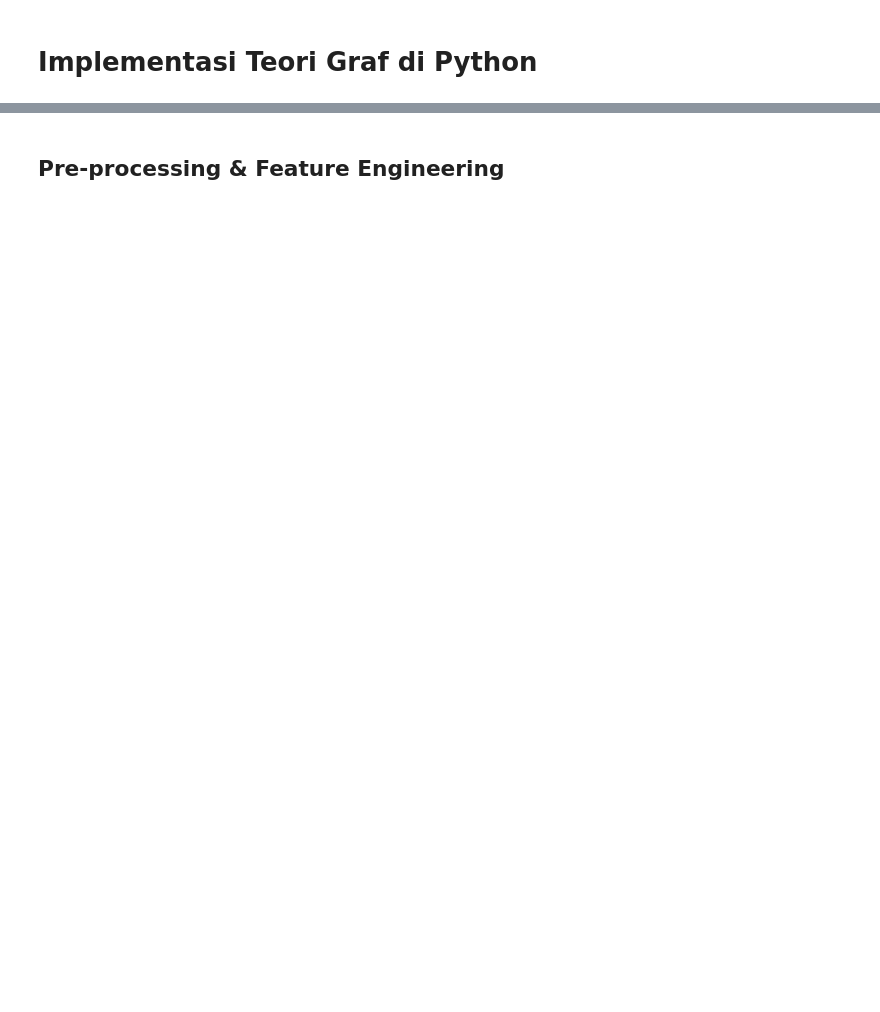
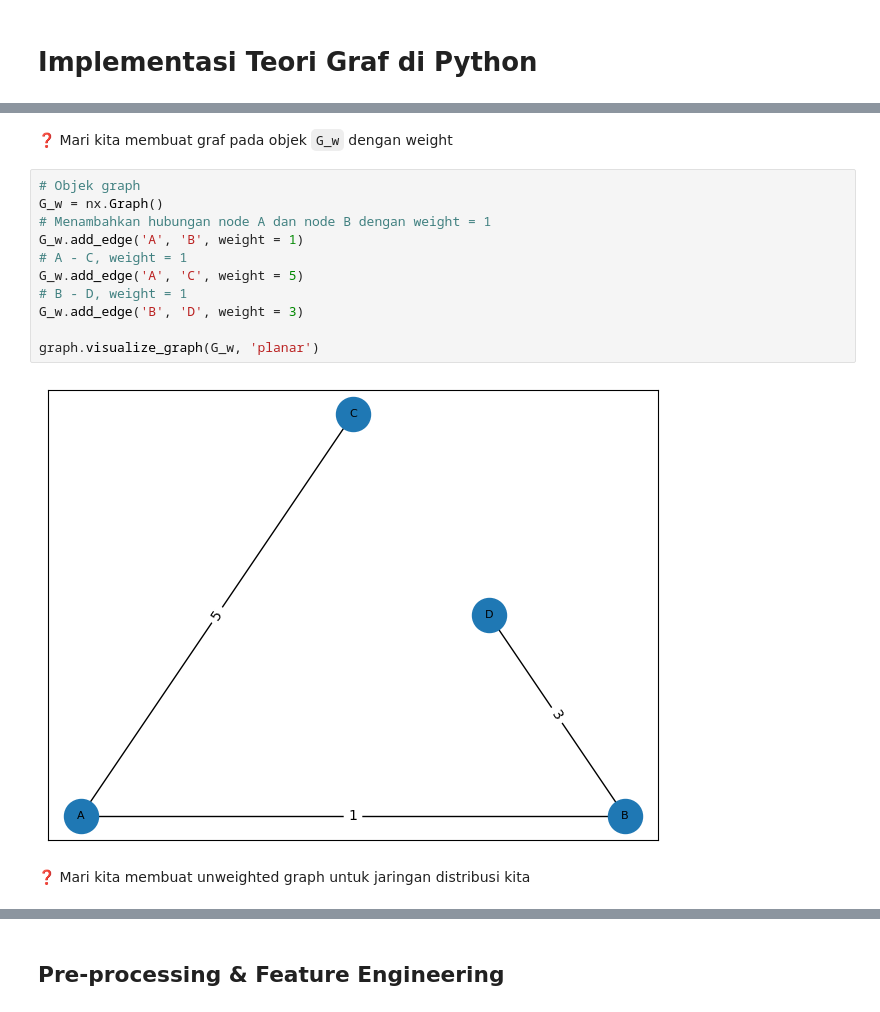
Before and after one commit to IrfanChairurrachman/dijkstra_bulog, a Jupyter notebook: Optimal_Route.ipynb, the cells around one changed output, grey strips where cells are left out. Saved outputs shown, nothing was run; the diff lists cells and outputs as text; blank space fills up the shorter version.

```diff
--- a/Optimal_Route.ipynb
+++ b/Optimal_Route.ipynb
@@ -805,0 +861,17 @@ Graf terbagi menjadi dua jenis, yaitu *unweighted graph* dan *weighted graph*:
+# %% [markdown]
+❓ Mari kita membuat graf pada objek `G_w` dengan weight
+# %%
+# Objek graph
+G_w = nx.Graph()
+# Menambahkan hubungan node A dan node B dengan weight = 1
+G_w.add_edge('A', 'B', weight = 1)
+# A - C, weight = 1
+G_w.add_edge('A', 'C', weight = 5)
+# B - D, weight = 1
+G_w.add_edge('B', 'D', weight = 3)
+
+graph.visualize_graph(G_w, 'planar')
+# %% [output]
+[figure, added]
+# %% [markdown]
+❓ Mari kita membuat unweighted graph untuk jaringan distribusi kita
```
Also changed, not shown: parts of 72 cells of this notebook, 3 other files.
